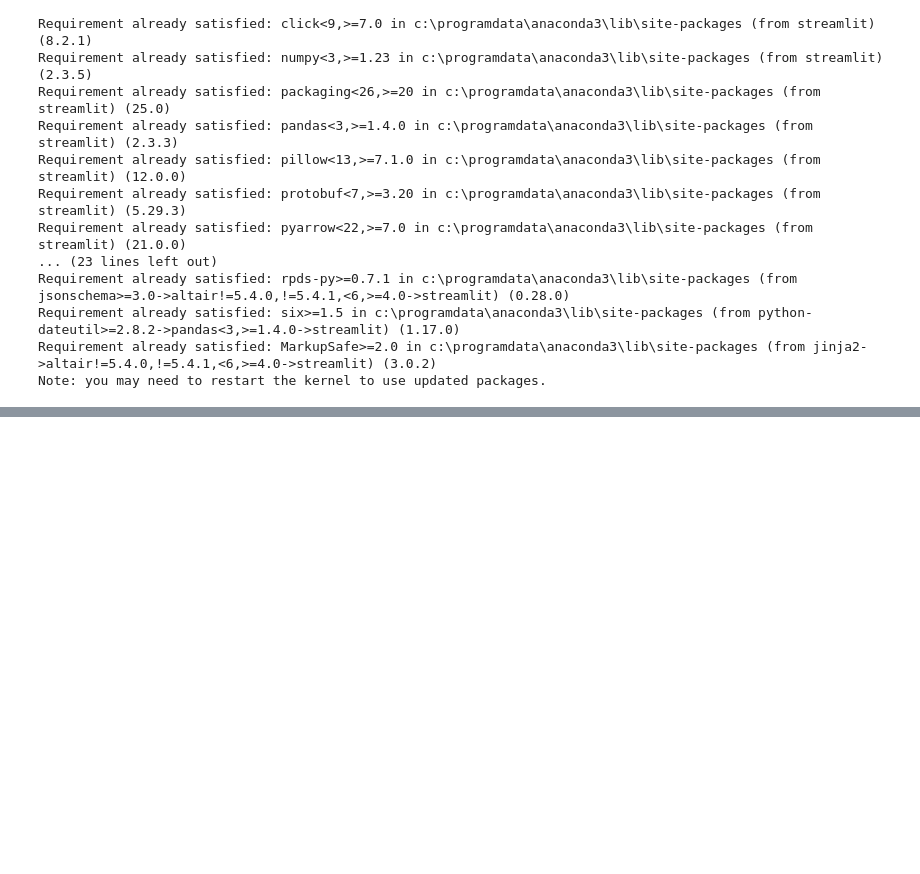
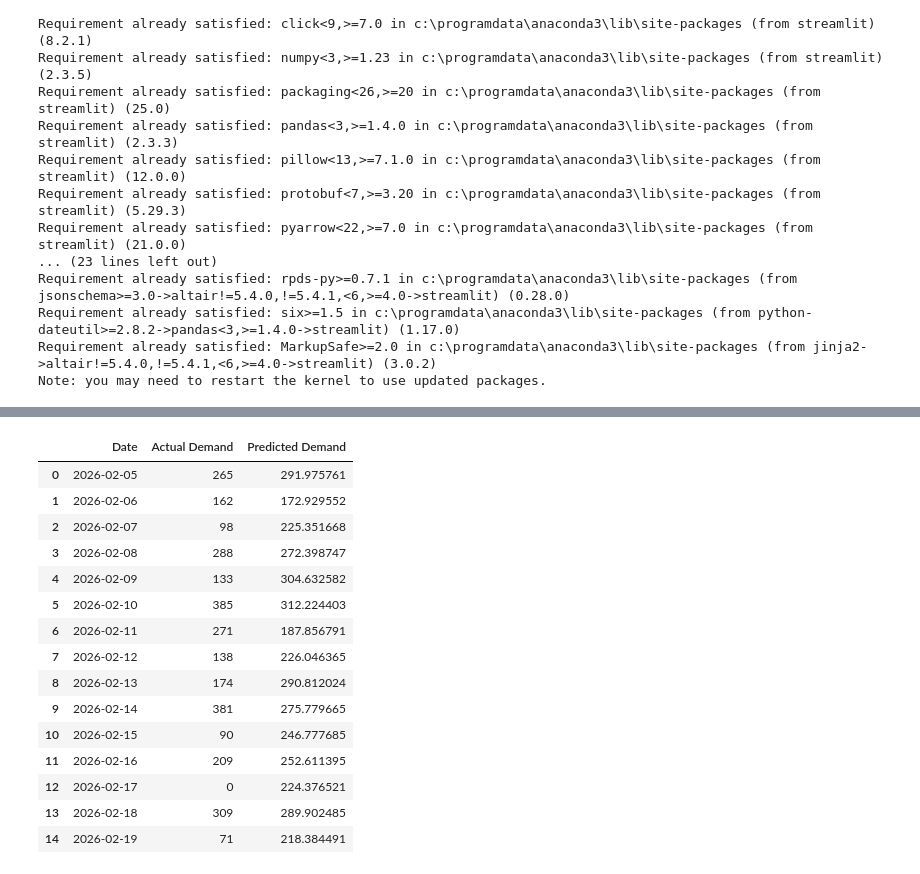
Before and after one commit to satyam18srivastava/production-demand-prediction, a Jupyter notebook: ML Project.ipynb, the cells around one changed output, grey strips where cells are left out. Cells and saved outputs as stored; diff of their text form; code cells hidden in the pictures; blank space fills up the shorter version.

```diff
--- a/ML Project.ipynb
+++ b/ML Project.ipynb
@@ -549,0 +607,25 @@ if st.button("Predict Demand"):
+# %%
+split_index = int(len(df_forecast) * 0.8)
+
+X_train_time = X_forecast.iloc[:split_index]
+X_test_time = X_forecast.iloc[split_index:]
+
+y_train_time = y_forecast.iloc[:split_index]
+y_test_time = y_forecast.iloc[split_index:]
+
+print("Training records:", len(X_train_time))
+print("Testing records:", len(X_test_time))
+
+print(
+    "Training date range:",
+    df_forecast["Date"].iloc[0],
+    "to",
+    df_forecast["Date"].iloc[split_index - 1]
+)
+
+print(
+    "Testing date range:",
+    df_forecast["Date"].iloc[split_index],
+    "to",
+    df_forecast["Date"].iloc[-1]
+)
@@ -549,0 +690,25 @@ if st.button("Predict Demand"):
+# %%
+forecast_comparison = pd.DataFrame({
+    "Date": df_forecast["Date"].iloc[split_index:].values,
+    "Actual Demand": y_test_time.values,
+    "Predicted Demand": forecast_predictions
+})
+
+forecast_comparison.head(15)
+# %% [output]
+|  | Date | Actual Demand | Predicted Demand |
+| 0 | 2026-02-05 | 265 | 291.975761 |
+| 1 | 2026-02-06 | 162 | 172.929552 |
+| 2 | 2026-02-07 | 98 | 225.351668 |
+| 3 | 2026-02-08 | 288 | 272.398747 |
+| 4 | 2026-02-09 | 133 | 304.632582 |
+| 5 | 2026-02-10 | 385 | 312.224403 |
+| 6 | 2026-02-11 | 271 | 187.856791 |
+| 7 | 2026-02-12 | 138 | 226.046365 |
+| 8 | 2026-02-13 | 174 | 290.812024 |
+| 9 | 2026-02-14 | 381 | 275.779665 |
+| 10 | 2026-02-15 | 90 | 246.777685 |
+| 11 | 2026-02-16 | 209 | 252.611395 |
+| 12 | 2026-02-17 | 0 | 224.376521 |
+| 13 | 2026-02-18 | 309 | 289.902485 |
+| 14 | 2026-02-19 | 71 | 218.384491 |
```
Also changed, not shown: parts of 8 cells of this notebook.
